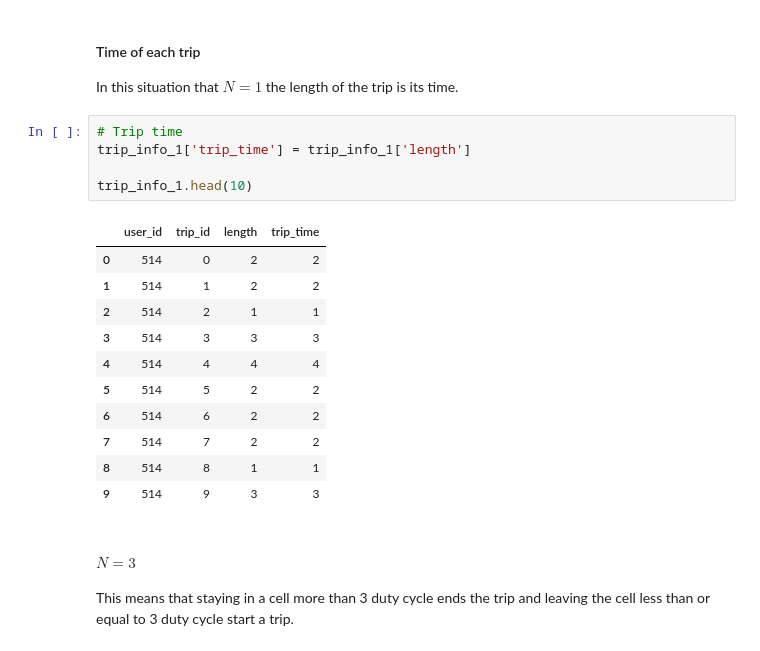
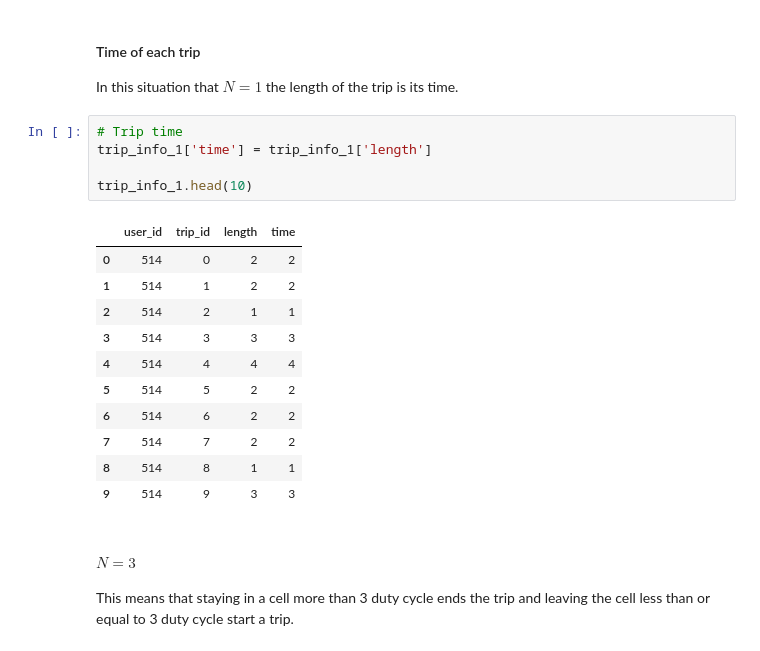
Before and after one commit to Minam7/CMPT826, a Jupyter notebook: HW2/Assignment2.ipynb, the cells around one changed output. Saved outputs shown, nothing was run; the diff lists cells and outputs as text.

```diff
--- a/HW2/Assignment2.ipynb
+++ b/HW2/Assignment2.ipynb
@@ -231,11 +231,11 @@ trip_num_1.head(10)
 In this situation that $N=1$ the length of the trip is its time.
 # %%
 # Trip time
-trip_info_1['trip_time'] = trip_info_1['length']
+trip_info_1['time'] = trip_info_1['length']
 
 trip_info_1.head(10)
 # %% [output]
-|  | user_id | trip_id | length | trip_time |
+|  | user_id | trip_id | length | time |
 | 0 | 514 | 0 | 2 | 2 |
 | 1 | 514 | 1 | 2 | 2 |
 | 2 | 514 | 2 | 1 | 1 |
```
Also changed, not shown: parts of 26 cells of this notebook, 3 other files.
